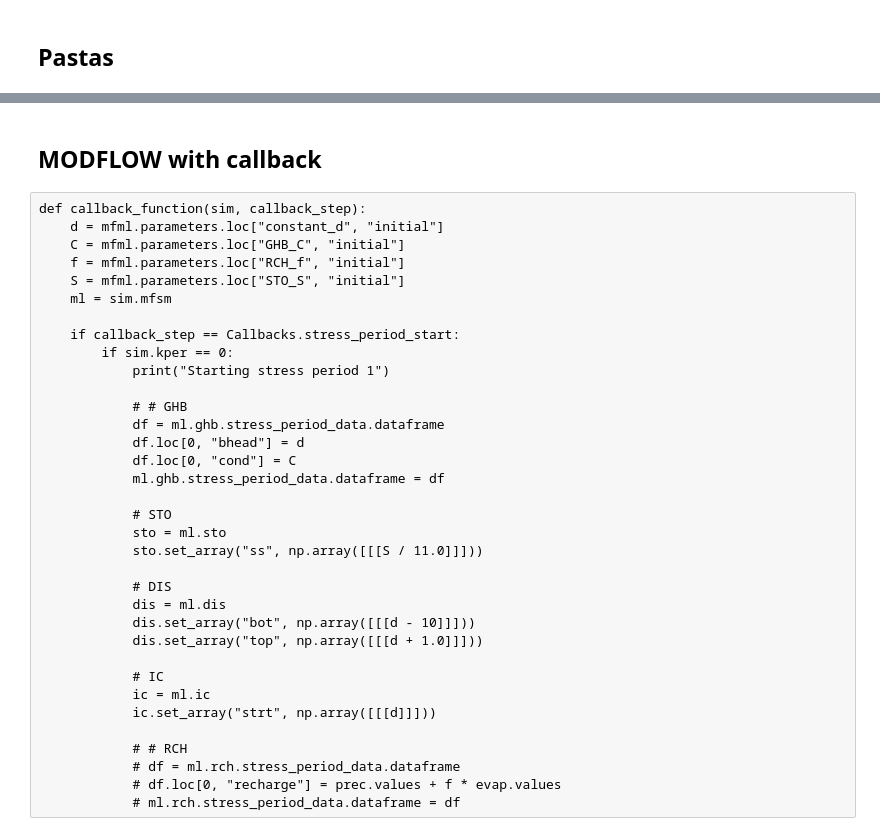
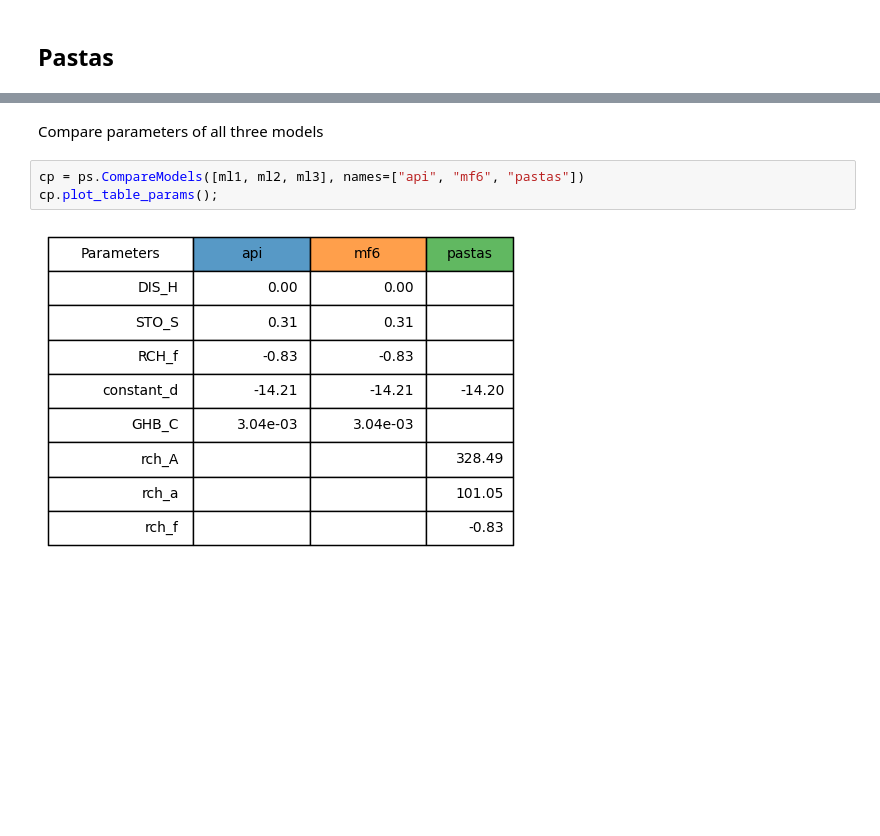
Before and after one commit to pastas/pastas-plugins, a Jupyter notebook: docs/examples/modflow_api.ipynb, the cells around one changed output, grey strips where cells are left out. Cells and saved outputs as stored; diff of their text form; blank space fills up the shorter version.

```diff
--- a/docs/examples/modflow_api.ipynb
+++ b/docs/examples/modflow_api.ipynb
@@ -113,37 +189,7 @@ mf6.prepare_time_step(dt)
-# %% [markdown]
-## MODFLOW with callback
-# %% [raw]
-def callback_function(sim, callback_step):
-    d = mfml.parameters.loc["constant_d", "initial"]
-    C = mfml.parameters.loc["GHB_C", "initial"]
-    f = mfml.parameters.loc["RCH_f", "initial"]
-    S = mfml.parameters.loc["STO_S", "initial"]
-    ml = sim.mfsm
-
-    if callback_step == Callbacks.stress_period_start:
-        if sim.kper == 0:
-            print("Starting stress period 1")
-
-            # # GHB
-            df = ml.ghb.stress_period_data.dataframe
-            df.loc[0, "bhead"] = d
-            df.loc[0, "cond"] = C
-            ml.ghb.stress_period_data.dataframe = df
-
-            # STO
-            sto = ml.sto
-            sto.set_array("ss", np.array([[[S / 11.0]]]))
-
-            # DIS
-            dis = ml.dis
-            dis.set_array("bot", np.array([[[d - 10]]]))
-            dis.set_array("top", np.array([[[d + 1.0]]]))
-
-            # IC
-            ic = ml.ic
-            ic.set_array("strt", np.array([[[d]]]))
-
-            # # RCH
-            # df = ml.rch.stress_period_data.dataframe
-            # df.loc[0, "recharge"] = prec.values + f * evap.values
-            # ml.rch.stress_period_data.dataframe = df
+# %% [markdown]
+Compare parameters of all three models
+# %%
+cp = ps.CompareModels([ml1, ml2, ml3], names=["api", "mf6", "pastas"])
+cp.plot_table_params();
+# %% [output]
+[figure, added]
```
Also changed, not shown: parts of 13 cells of this notebook.
